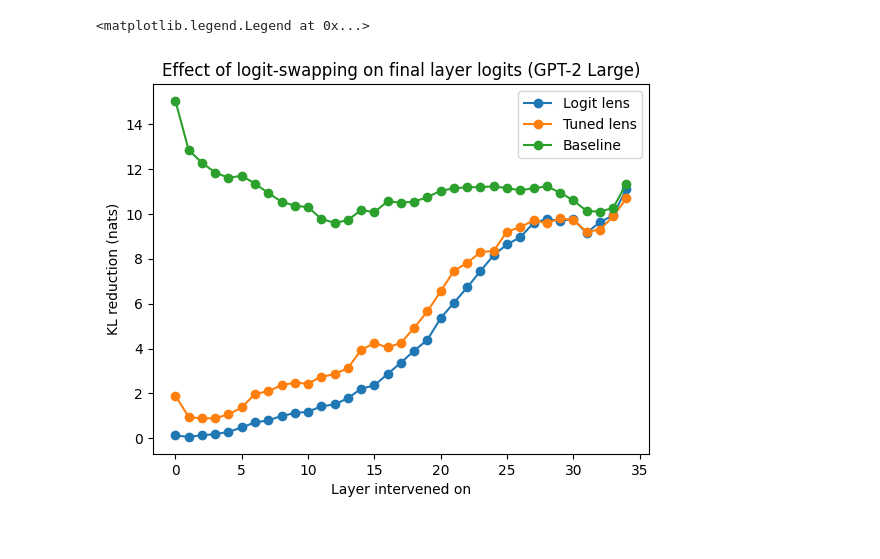
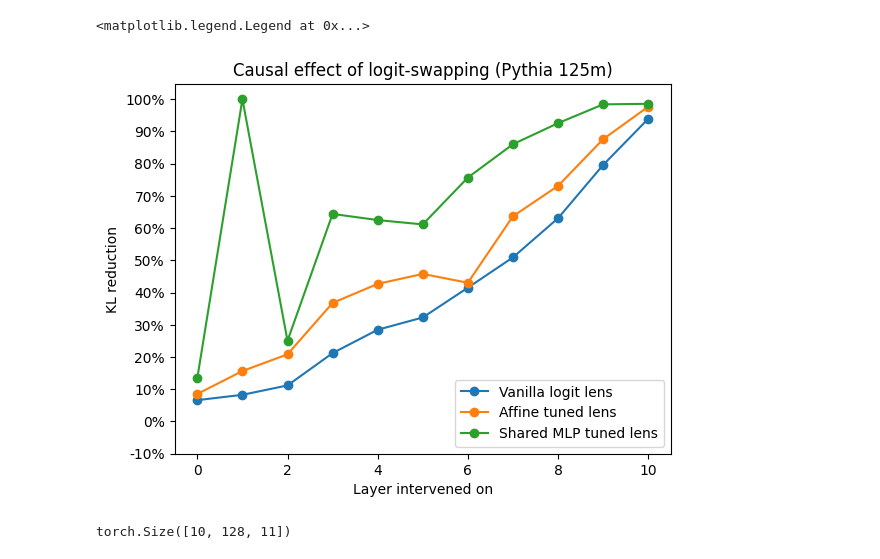
Before and after one commit to AlignmentResearch/tuned-lens, a Jupyter notebook: notebooks/intervention.ipynb, the cells around one changed output. Saved outputs shown, nothing was run; the diff lists cells and outputs as text; code cells hidden in the pictures.

```diff
--- a/notebooks/intervention.ipynb
+++ b/notebooks/intervention.ipynb
@@ -33,9 +41,9 @@ def kl(logit_p, logit_q):
 
     return th.sum(log_p.exp() * (log_p - log_q), -1)
 # %%
-def swap_topk(logits: th.Tensor, k: int = 2):
+def swap_topk(logits: th.Tensor):
     """Reverse the order of the top-k logits."""
-    top_logits, top_indices = logits.topk(k)
+    top_logits, top_indices = logits.topk(2)
 
     swapped = logits.clone()
     swapped[..., top_indices] = top_logits.flip([-1])
@@ -99,23 +117,42 @@ with th.autocast('cuda'), th.no_grad():
+# %%
+control_mlp, treated_mlp = causal_scrub(
+    model,
+    data[:10]['input_ids'][:, :128].cuda(),
+    lens=mlp_lens
+)
+# %%
+control_zero, treated_zero = causal_scrub(
+    model,
+    data[:10]['input_ids'][:, :128].cuda()
+)
+# %%
+affine_effects = (control_affine.unsqueeze(-1) - treated_affine) / control_affine.unsqueeze(-1)
+mlp_effects = (control_mlp.unsqueeze(-1) - treated_mlp) / control_mlp.unsqueeze(-1)
+zero_effects = (control_zero.unsqueeze(-1) - treated_zero) / control_zero.unsqueeze(-1)
 # %%
 import matplotlib.pyplot as plt
+import numpy as np
 
+affine_ate = affine_effects.nanmean((0, 1)).cpu().numpy()
+mlp_ate = mlp_effects.nanmean((0, 1)).cpu().numpy()
+zero_ate = zero_effects.nanmean((0, 1)).cpu().numpy()
 
-plt.plot(
-    causal_effects_ll.mean(0).cpu(),
-    label="Logit lens", marker='o'
+plt.plot(zero_ate, label="Vanilla logit lens", marker='o')
+plt.plot(affine_ate, label="Affine tuned lens", marker='o')
+plt.plot(mlp_ate, label="Shared MLP tuned lens", marker='o')
+
+plt.title("Causal effect of logit-swapping (Pythia 125m)")
+plt.xlabel("Layer intervened on")
+plt.ylabel("KL reduction")
+plt.yticks(
+    ticks=th.linspace(-0.1, 1, 12),
+    labels=[f"{x:.0%}" for x in th.linspace(-0.1, 1, 12)]
 )
-plt.plot(
-    causal_effects_tl.mean(0).cpu(),
-    label="Tuned lens", marker='o'
-)
-plt.plot(
-    baseline_kls.mean(0).cpu(),
-    label="Baseline", marker='o'
-)
-plt.title("Effect of logit-swapping on final layer logits (GPT-2 Large)")
-plt.xlabel("Layer intervened on")
-plt.ylabel("KL reduction (nats)")
 plt.legend()
 # %% [output]
 <matplotlib.legend.Legend at 0x...>
-[figure, old version]
+[figure, new version]
+# %%
+zero_effects.shape
+# %% [output]
+torch.Size([10, 128, 11])
```
Also changed, not shown: parts of 6 cells of this notebook, 8 other files.
